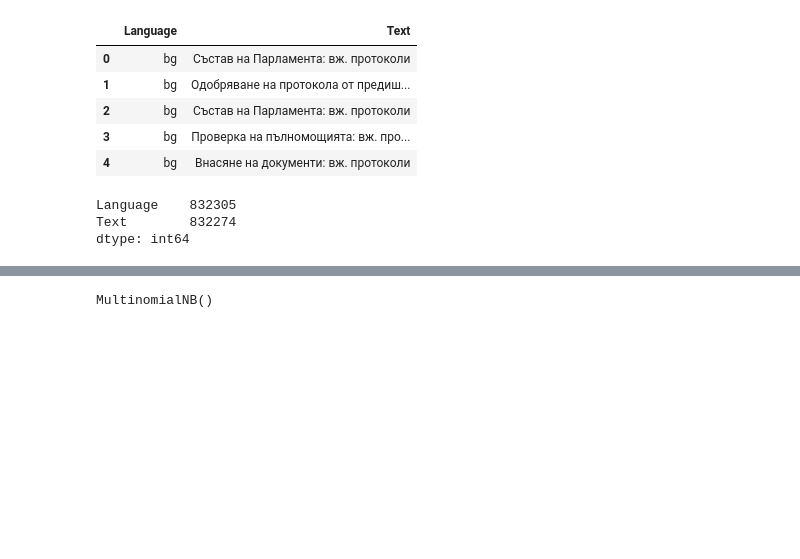
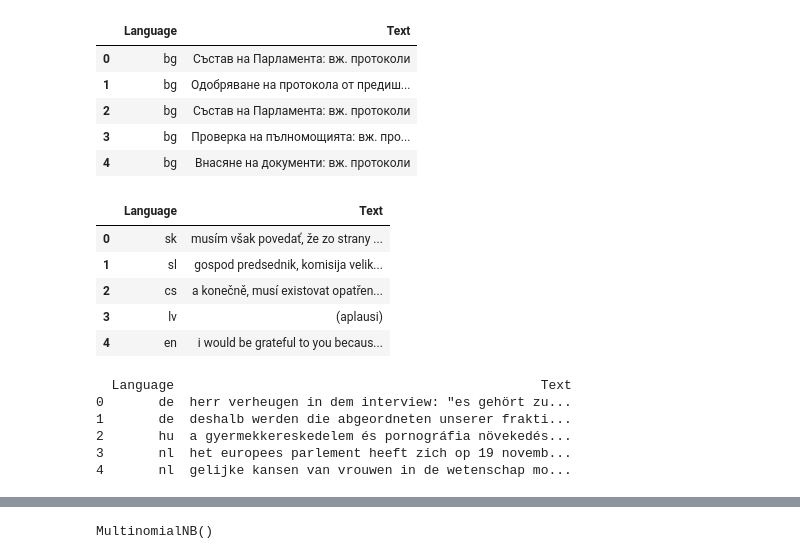
Before and after one commit to ahtiho/Language-identification, a Jupyter notebook: Language identification.ipynb, the cells around one changed output, grey strips where cells are left out. Drawn from its saved outputs; the diff is of its cells as text; code cells hidden in the pictures; blank space fills up the shorter version.

```diff
--- a/Language identification.ipynb
+++ b/Language identification.ipynb
@@ -22,21 +27,33 @@ df.head()
 # %%
 #The dataset is sorted by language, thus we need to randomize the indexes it for optimizing learning
 reindexed_df = df.sample(frac=1).reset_index(drop=True)
 reindexed_df.head()
 reindexed_df.count()
+
+reindexed_df.head()
 # %% [output]
-Language    832305
-Text        832274
-dtype: int64
+|  | Language | Text |
+| 0 | sk | musím však povedať, že zo strany ... |
+| 1 | sl | gospod predsednik, komisija velik... |
+| 2 | cs | a konečně, musí existovat opatřen... |
+| 3 | lv | (aplausi) |
+| 4 | en | i would be grateful to you becaus... |
 # %%
 #Separating the variables and then converting the categorial language value into a numerical value
 
-reindexed_df = df.sample(frac=0.01, random_state=49)
-reindexed_df.count()
-y = reindexed_df['Language']
+reindexed_df = df.sample(frac=0.01, random_state=100) .reset_index(drop=True)
+print(reindexed_df.head())
+
+y_lang = reindexed_df['Language']
 X = reindexed_df['Text']
-
-from sklearn.preprocessing import LabelEncoder
+y_uniq = np.unique(y_lang) # 20 distinct languages
 le = LabelEncoder()
-y = le.fit_transform(y)
+y = le.fit_transform(y_lang)
+# %% [output]
+  Language                                               Text
+0       de  herr verheugen in dem interview: "es gehört zu...
+1       de  deshalb werden die abgeordneten unserer frakti...
+2       hu  a gyermekkereskedelem és pornográfia növekedés...
+3       nl  het europees parlement heeft zich op 19 novemb...
+4       nl  gelijke kansen van vrouwen in de wetenschap mo...
 # %%
```
Also changed, not shown: parts of 10 cells of this notebook.
